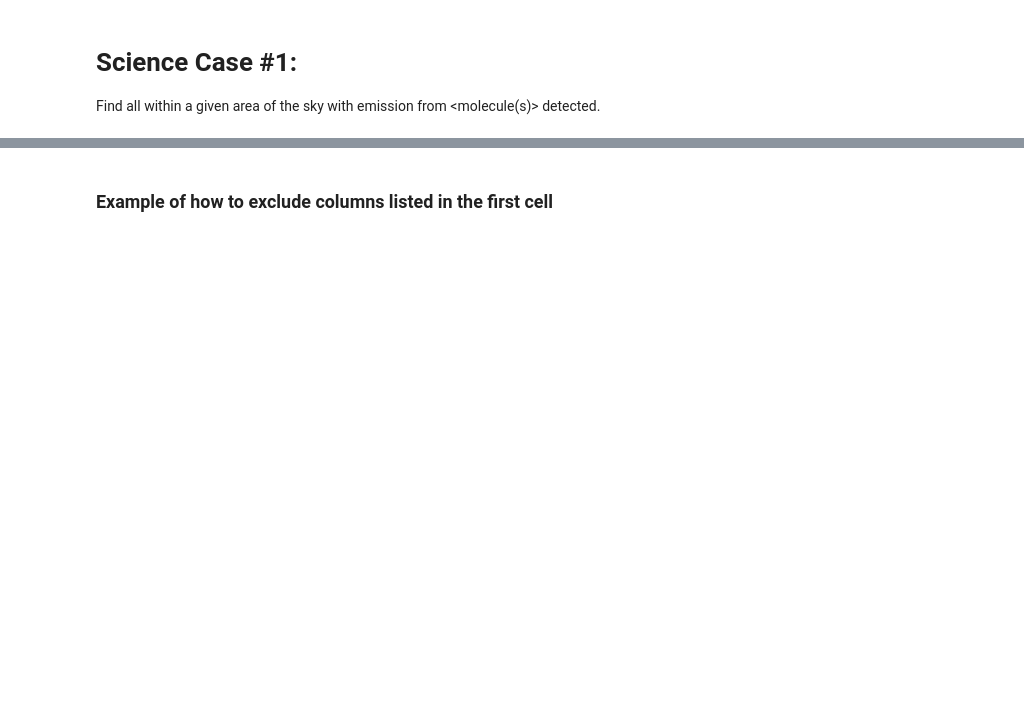
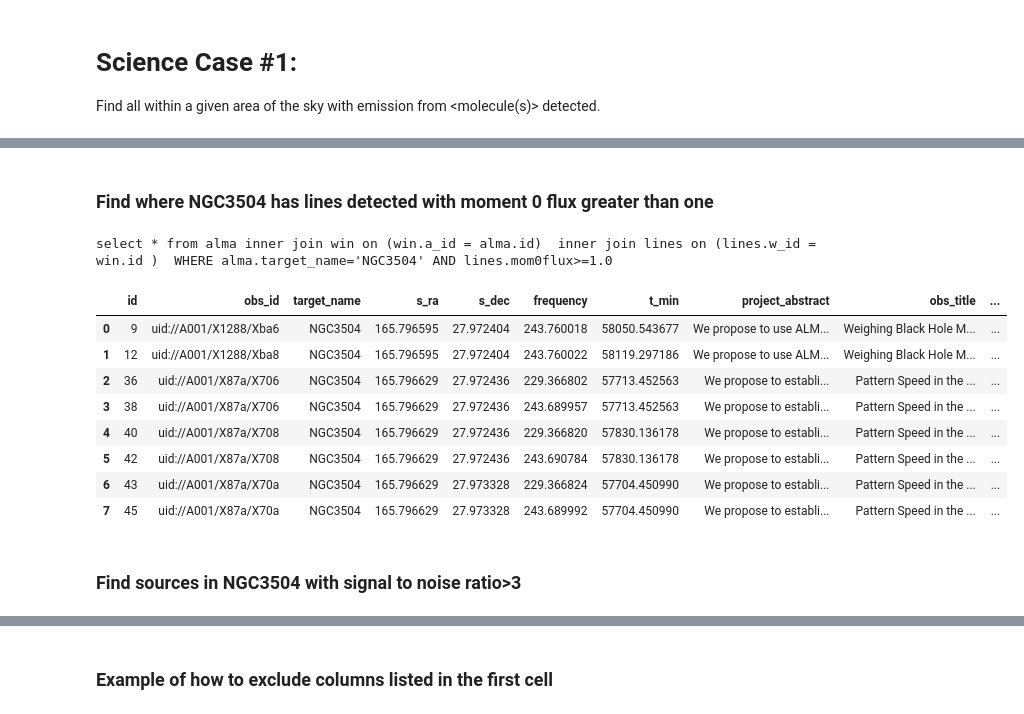
Before and after one commit to teuben/study7, a Jupyter notebook: notebooks/case1.ipynb, the cells around one changed output, grey strips where cells are left out. Saved outputs shown, nothing was run; the diff lists cells and outputs as text; code cells hidden in the pictures; blank space fills up the shorter version.

```diff
--- a/notebooks/case1.ipynb
+++ b/notebooks/case1.ipynb
@@ -99,3 +218,16 @@ result[ci]
+# %% [markdown]
+### Find where NGC3504 has lines detected with moment 0 flux greater than one
 # %%
-result=a.query(source_name_alma="NGC3049",mom0flux=">0")
-len(result)
+result=a.query(source_name_alma="NGC3504",mom0flux=">1")
+result
+# %% [output]
+select * from alma inner join win on (win.a_id = alma.id)  inner join lines on (lines.w_id = win.id )  WHERE alma.target_name='NGC3504' AND lines.mom0flux>=1.0
+|  | id | obs_id | target_name | s_ra | s_dec | frequency | t_min | project_abstract | obs_title | ... |
+| 0 | 9 | uid://A001/X1288/Xba6 | NGC3504 | 165.796595 | 27.972404 | 243.760018 | 58050.543677 | We propose to use ALM... | Weighing Black Hole M... | ... |
+| 1 | 12 | uid://A001/X1288/Xba8 | NGC3504 | 165.796595 | 27.972404 | 243.760022 | 58119.297186 | We propose to use ALM... | Weighing Black Hole M... | ... |
+| 2 | 36 | uid://A001/X87a/X706 | NGC3504 | 165.796629 | 27.972436 | 229.366802 | 57713.452563 | We propose to establi... | Pattern Speed in the ... | ... |
+| 3 | 38 | uid://A001/X87a/X706 | NGC3504 | 165.796629 | 27.972436 | 243.689957 | 57713.452563 | We propose to establi... | Pattern Speed in the ... | ... |
+| 4 | 40 | uid://A001/X87a/X708 | NGC3504 | 165.796629 | 27.972436 | 229.366820 | 57830.136178 | We propose to establi... | Pattern Speed in the ... | ... |
+| 5 | 42 | uid://A001/X87a/X708 | NGC3504 | 165.796629 | 27.972436 | 243.690784 | 57830.136178 | We propose to establi... | Pattern Speed in the ... | ... |
+| 6 | 43 | uid://A001/X87a/X70a | NGC3504 | 165.796629 | 27.973328 | 229.366824 | 57704.450990 | We propose to establi... | Pattern Speed in the ... | ... |
+| 7 | 45 | uid://A001/X87a/X70a | NGC3504 | 165.796629 | 27.973328 | 243.689992 | 57704.450990 | We propose to establi... | Pattern Speed in the ... | ... |
@@ -103,0 +234,2 @@ result
+# %% [markdown]
+### Find sources in NGC3504 with signal to noise ratio>3
```
Also changed, not shown: parts of 63 cells of this notebook.
